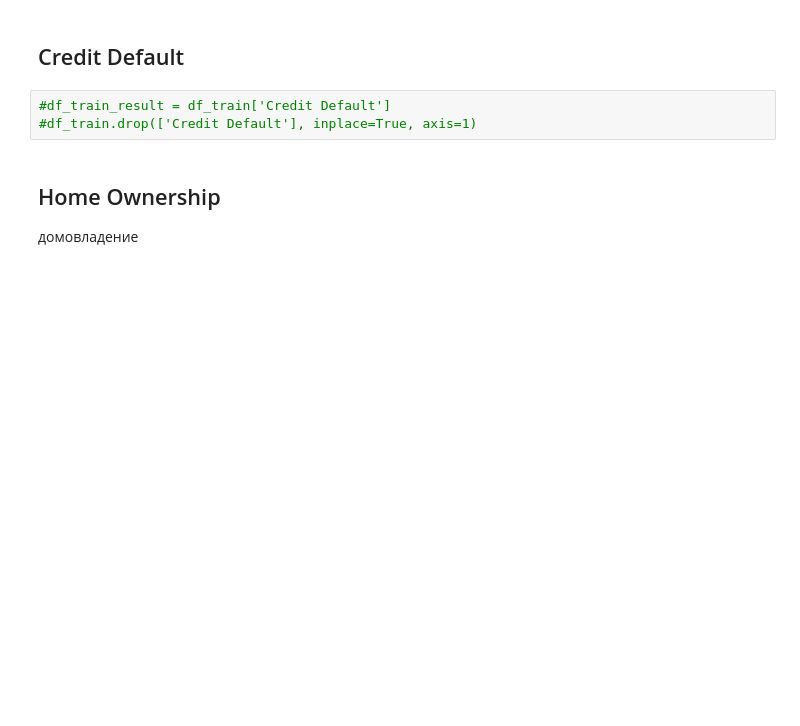
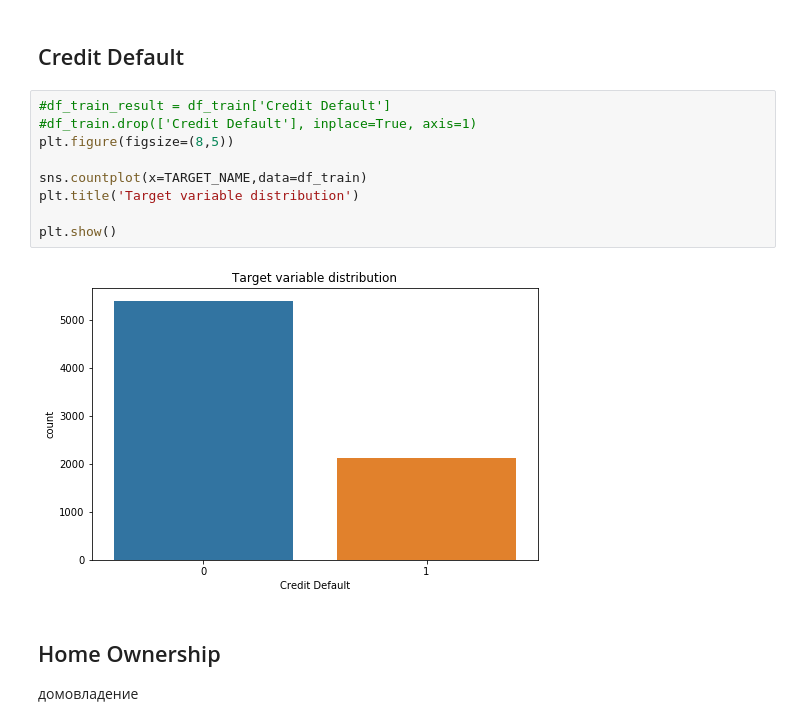
Before and after one commit to Aleksei741/Python_Lesson, a Jupyter notebook: Библиотеки Python для Data Science продолжение/course_project/AKraev_solution.ipynb, the cells around one changed output. Saved outputs shown, nothing was run; the diff lists cells and outputs as text; blank space fills up the shorter version.

```diff
--- a/Библиотеки Python для Data Science продолжение/course_project/AKraev_solution.ipynb
+++ b/Библиотеки Python для Data Science продолжение/course_project/AKraev_solution.ipynb
@@ -142,6 +145,14 @@ df_train.describe().T
 # %%
 #df_train_result = df_train['Credit Default']
 #df_train.drop(['Credit Default'], inplace=True, axis=1)
+plt.figure(figsize=(8,5))
+
+sns.countplot(x=TARGET_NAME,data=df_train)
+plt.title('Target variable distribution')
+
+plt.show()
+# %% [output]
+[figure, added]
 # %% [markdown]
 ## Home Ownership
 домовладение
```
Also changed, not shown: parts of 55 cells of this notebook, 11 other files.
